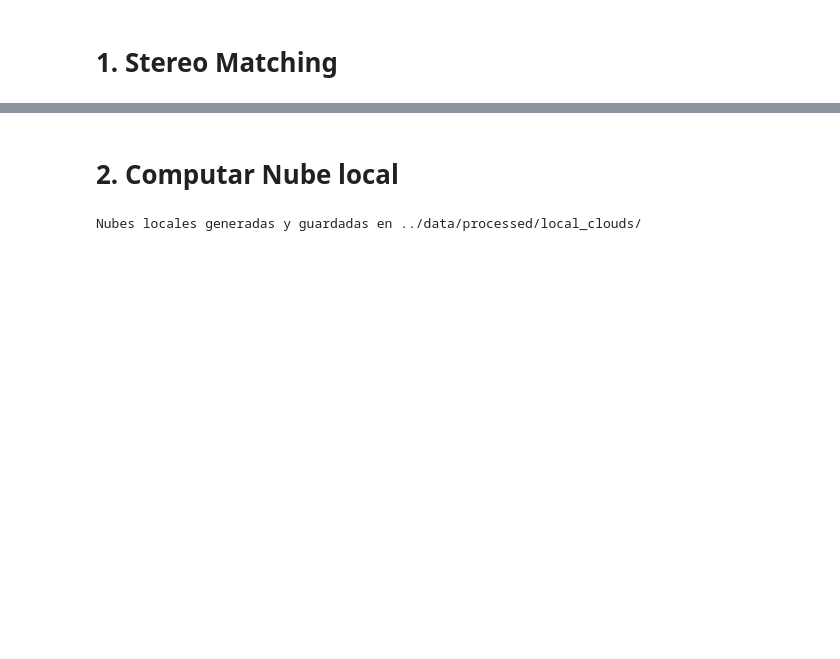
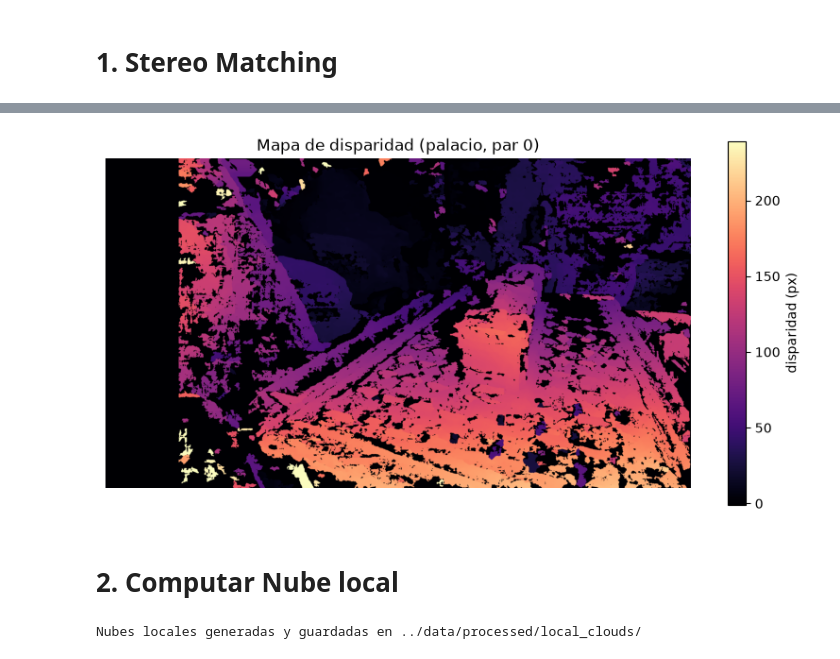
Before and after one commit to catahirsch/Vision-Artificial-TP2, a Jupyter notebook: notebooks/02_reconstruction.ipynb, the cells around one changed output, grey strips where cells are left out. Saved outputs shown, nothing was run; the diff lists cells and outputs as text; code cells hidden in the pictures; blank space fills up the shorter version.

```diff
--- a/notebooks/02_reconstruction.ipynb
+++ b/notebooks/02_reconstruction.ipynb
@@ -14,63 +14,70 @@ CALIBRATION_DIR = ROOT_DIR / "data/calibration_results"
 # %% [markdown]
 # 1. Stereo Matching
 # %%
-# Rectificar todo
-# Cargar los mapas de rectificación precalculados
+# --- 1. Stereo Matching: rectificar cada par y calcular su disparidad ---
+DATASET = "palacio"                       # dataset de reconstrucción a procesar
+dataset_path = f"../data/raw/{DATASET}/"
+output_dir   = f"../data/processed/{DATASET}/disparity/"
+os.makedirs(output_dir, exist_ok=True)
+
+# Mapas de rectificación precalculados
 with (CALIBRATION_DIR / "stereo_maps.pkl").open("rb") as f:
-    maps: dict = pickle.load(f)
-map1x = maps['left_map_x']
-map1y = maps['left_map_y']
-map2x = maps['right_map_x']
-map2y = maps['right_map_y']
+    maps = pickle.load(f)
+map1x, map1y = np.array(maps['left_map_x']),  np.array(maps['left_map_y'])
+map2x, map2y = np.array(maps['right_map_x']), np.array(maps['right_map_y'])
 
-# Configurar los parámetros de StereoSGBM
+# Parámetros de StereoSGBM (num_disparities debe ser múltiplo de 16)
 block_size = 11
+min_disp, num_disp = 0, 240
 stereo = cv.StereoSGBM_create(
-    minDisparity=0,
-    numDisparities=240,
+    minDisparity=min_disp,
+    numDisparities=num_disp,
     blockSize=block_size,
     P1=8 * 1 * block_size**2,
     P2=32 * 1 * block_size**2,
-    disp12MaxDiff=0,
+    disp12MaxDiff=1,
     uniquenessRatio=5,
     speckleWindowSize=200,
     speckleRange=2,
     preFilterCap=0,
-    mode=cv.STEREO_SGBM_MODE_SGBM
+    mode=cv.STEREO_SGBM_MODE_SGBM,
 )
 
-# Definir rutas del dataset
-dataset_path = '../data/raw/palacio/'
-images_left = sorted(glob.glob(os.path.join(dataset_path, 'left*.jpg')))
-images_right = sorted(glob.glob(os.path.join(dataset_path, 'right*.jpg')))
+def _idx(path):
+    return int(os.path.basename(path).split('_')[1].split('.')[0])
 
-output_dir = '../data/processed/disparity/'
-os.makedirs(output_dir, exist_ok=True)
+images_left  = sorted(glob.glob(os.path.join(dataset_path, 'left_*.jpg')),  key=_idx)
+images_right = sorted(glob.glob(os.path.join(dataset_path, 'right_*.jpg')), key=_idx)
 
-disparity_maps = []
+for img_left_path, img_right_path in zip(images_left, images_right):
+    imgL = cv.imread(img_left_path, cv.IMREAD_GRAYSCALE)
+    imgR = cv.imread(img_right_path, cv.IMREAD_GRAYSCALE)
+    if imgL is None or imgR is None:
+        continue
 
-# # Bucle principal de rectificación y disparidad
-# for img_left_path, img_right_path in zip(images_left, images_right):
+    rectL = cv.remap(imgL, map1x, map1y, cv.INTER_LINEAR)
+    rectR = cv.remap(imgR, map2x, map2y, cv.INTER_LINEAR)
 
-#     img_left = cv.imread(img_left_path, cv.IMREAD_GRAYSCALE)
-#     img_right = cv.imread(img_right_path, cv.IMREAD_GRAYSCALE)
+    # SGBM devuelve la disparidad en enteros escalados x16 -> pasar a float real
+    disparity = stereo.compute(rectL, rectR).astype(np.float32) / 16.0
 
-#     if img_left is None or img_right is None:
-#         continue
+    base = os.path.basename(img_left_path).replace('left', 'disp').replace('.jpg', '')
+    # Disparidad REAL (float): es la que usa la nube local. NO usar el PNG para 3D.
+    np.save(os.path.join(output_dir, base + '.npy'), disparity)
+    # PNG normalizado solo para visualización / informe
+    vis = cv.normalize(disparity, None, 0, 255, cv.NORM_MINMAX, cv.CV_8U)
+    cv.imwrite(os.path.join(output_dir, base + '.png'), vis)
 
-#     # Aplicar los mapas cargados de tu .pkl
-#     rect_left = cv.remap(img_left, map1x, map1y, cv.INTER_LINEAR)
-#     rect_right = cv.remap(img_right, map2x, map2y, cv.INTER_LINEAR)
+print(f"Disparidades guardadas en {output_dir} ({len(images_left)} pares)")
 
-#     # Calcular disparidad
-#     disparity_16 = stereo.compute(rect_left, rect_right)
-#     disparity = disparity_16.astype(np.float32) / 16.0
-
-#     disparity_maps.append(disparity)
-
-#     # Guardar imagen para visualización/informe
-#     base_name = os.path.basename(img_left_path).replace('left', 'disp').replace('.jpg', '.png')
-#     disparity_vis = cv.normalize(disparity, None, alpha=0, beta=255, norm_type=cv.NORM_MINMAX, dtype=cv.CV_8U)
-#     cv.imwrite(os.path.join(output_dir, base_name), disparity_vis)
-
-# print(f"Procesados {len(disparity_maps)} pares. Mapas guardados en {output_dir}")
+# Visualización de un mapa de disparidad representativo
+disparity_demo = np.load(os.path.join(output_dir, 'disp_0.npy'))
+plt.figure(figsize=(10, 5))
+plt.imshow(disparity_demo, cmap='magma')
+plt.title(f'Mapa de disparidad ({DATASET}, par 0)')
+plt.colorbar(label='disparidad (px)')
+plt.axis('off')
+os.makedirs('../report/report_images', exist_ok=True)
+plt.savefig(f'../report/report_images/disparidad_{DATASET}.png', dpi=120, bbox_inches='tight')
+plt.show()
+# %% [output]
@@ -77,3 +85,4 @@ disparity_maps = []
+[figure, added]
 # %% [markdown]
 # 2. Computar Nube local
 # %%
```
Also changed, not shown: parts of 4 cells of this notebook, 3 other files.
